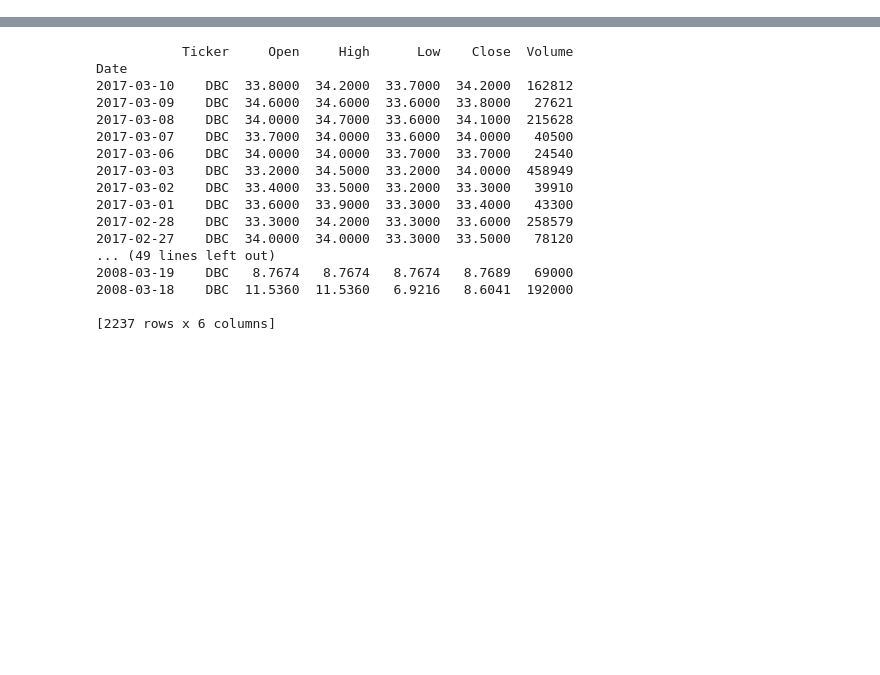
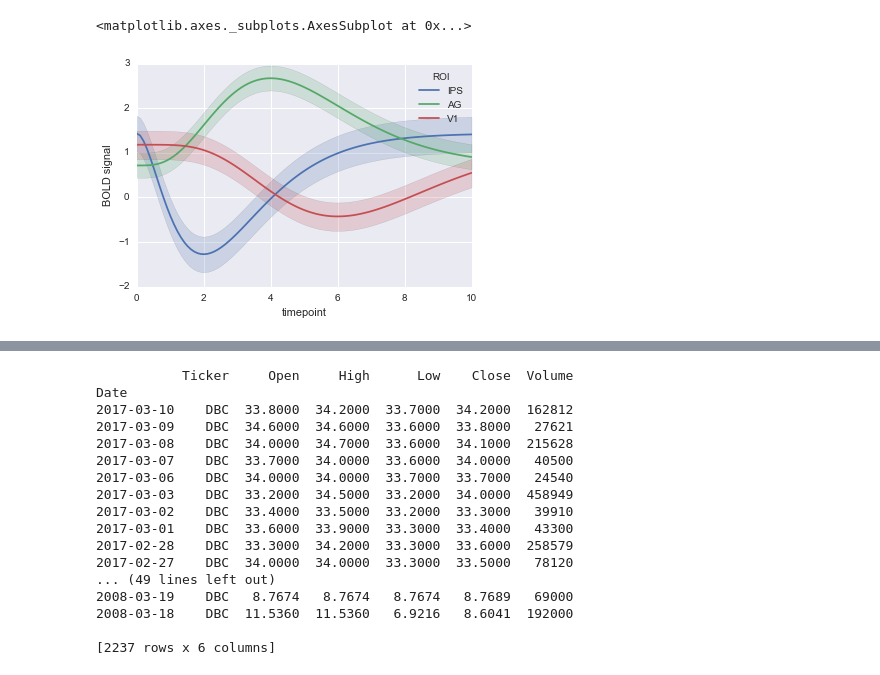
Before and after one commit to dtnguyen88/fraudDetector, a Jupyter notebook: Testing PyAlgoTrade.ipynb, the cells around one changed output, grey strips where cells are left out. Saved outputs shown, nothing was run; the diff lists cells and outputs as text; code cells hidden in the pictures; blank space fills up the shorter version.

```diff
--- a/Testing PyAlgoTrade.ipynb
+++ b/Testing PyAlgoTrade.ipynb
@@ -193,0 +285,8 @@ print data
+# %%
+#gammas = sns.load_dataset('gammas')
+gammas.describe()
+gammas.dtypes
+sns.tsplot(gammas, time='timepoint', unit='subject', value='BOLD signal', condition='ROI')
+# %% [output]
+<matplotlib.axes._subplots.AxesSubplot at 0x...>
+[figure, added]
```
Also changed, not shown: parts of 17 cells of this notebook, 4 other files.
